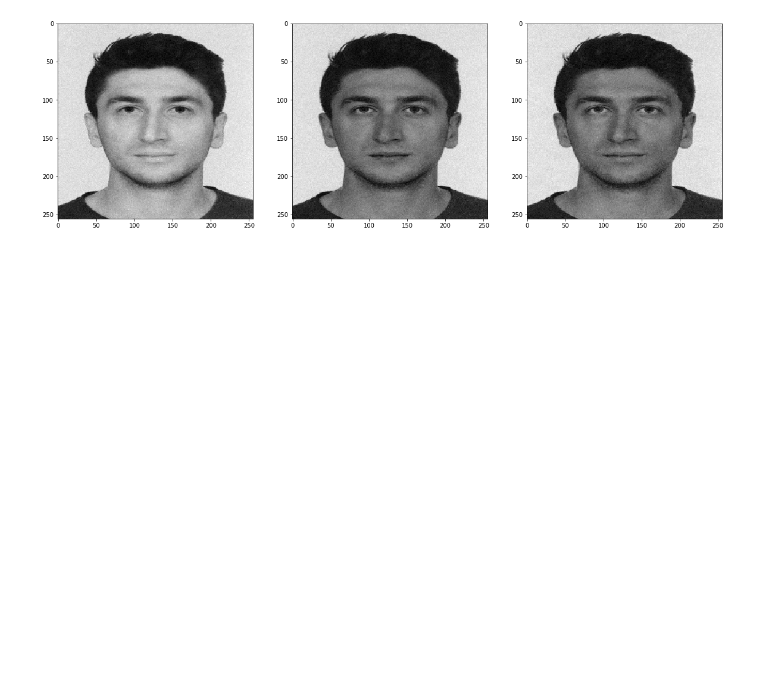
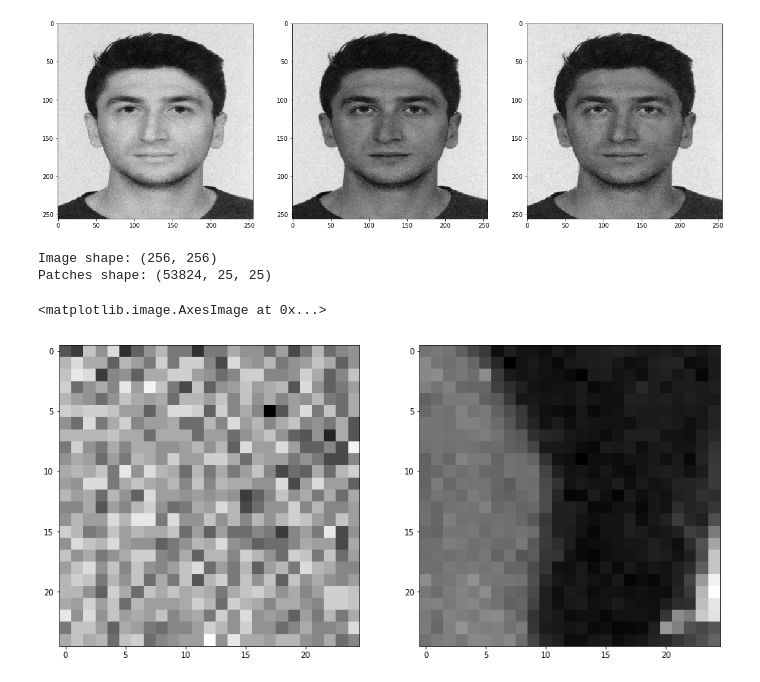
Before and after one commit to kubilay-yavuz/fall19-kubilay-yavuz, a Jupyter notebook: HW2/IE582-HW2.ipynb, the cells around one changed output. Cells and saved outputs as stored; diff of their text form; code cells hidden in the pictures; blank space fills up the shorter version.

```diff
--- a/HW2/IE582-HW2.ipynb
+++ b/HW2/IE582-HW2.ipynb
@@ -167,2 +166,16 @@ pic_noisy=pic_noisy.astype("uint8")
 pic_noisy_g=cv2.cvtColor(pic_noisy,cv2.COLOR_RGB2GRAY)
 # plt.imshow(pic_noisy_g)
+# %%
+from sklearn.datasets import load_sample_image
+from sklearn.feature_extraction import image
+print('Image shape: {}'.format(pic_noisy_g.shape))
+patches = image.extract_patches_2d(pic_noisy_g, (25, 25))
+print('Patches shape: {}'.format(patches.shape))
+fig,ax=plt.subplots(1,2,figsize=(15,10))
+ax[0].imshow(patches[1],cmap="gray")
+ax[1].imshow(patches[22000],cmap="gray")
+# %% [output]
+Image shape: (256, 256)
+Patches shape: (53824, 25, 25)
+<matplotlib.image.AxesImage at 0x...>
+[figure, added]
```
Also changed, not shown: parts of 8 cells of this notebook.
